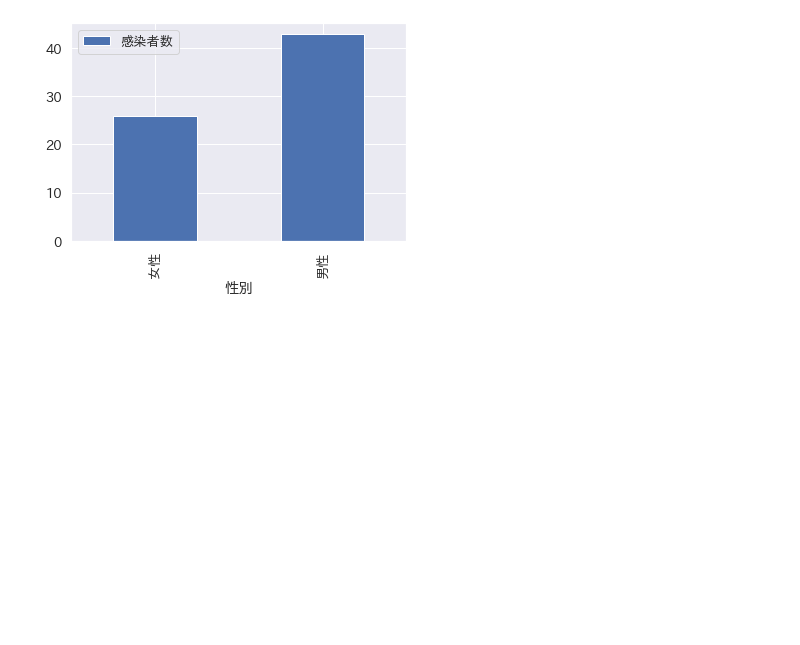
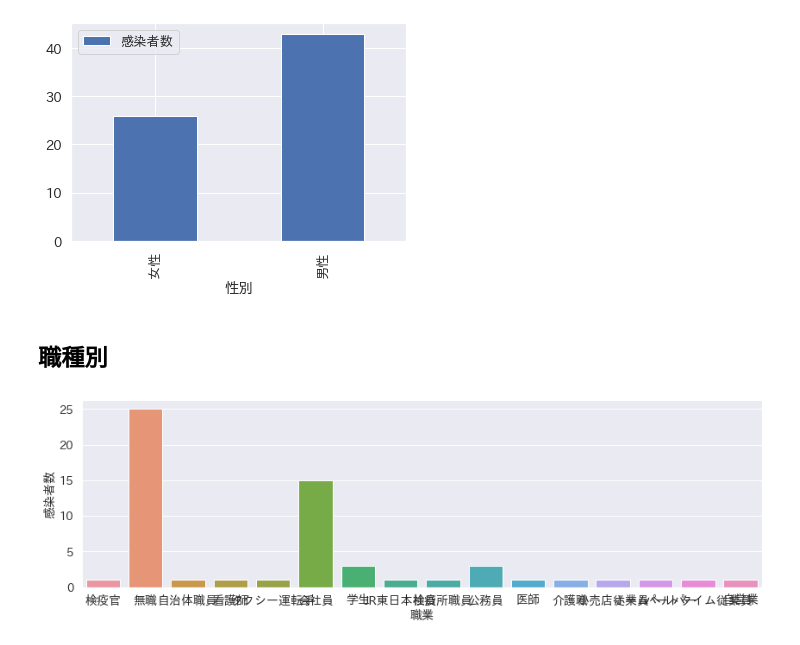
Before and after one commit to tsu-nera/hack-for-corona, a Jupyter notebook: notebooks/kanagawa-corona.ipynb, the cells around one changed output. Drawn from its saved outputs; the diff is of its cells as text; code cells hidden in the pictures; blank space fills up the shorter version.

```diff
--- a/notebooks/kanagawa-corona.ipynb
+++ b/notebooks/kanagawa-corona.ipynb
@@ -263,3 +265,5 @@ sex_df.plot.bar()
 # %% [output]
 <matplotlib.axes._subplots.AxesSubplot at 0x...>
 [figure]
+# %% [markdown]
+## 職種別
@@ -265,0 +272,13 @@ sex_df.plot.bar()
+# %%
+plt.figure(figsize=(12, 4))
+ax = sns.countplot(x="職業", data=patients)
+
+ax.set_xticklabels(ax.get_xticklabels(), fontsize=14)
+
+ax.set_xlabel('職業',fontsize=14)
+ax.set_ylabel('感染者数',fontsize=14)
+
+plt.tight_layout()
+plt.show()
+# %% [output]
+[figure, added]
```
Also changed, not shown: parts of 6 cells of this notebook.
